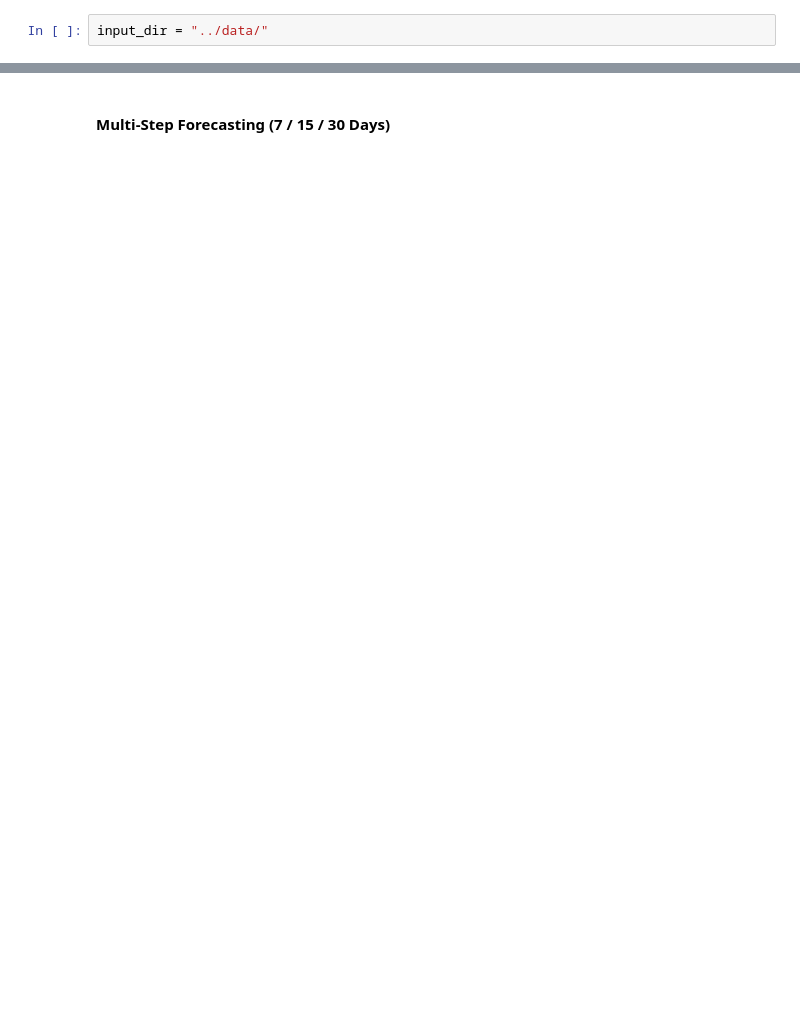
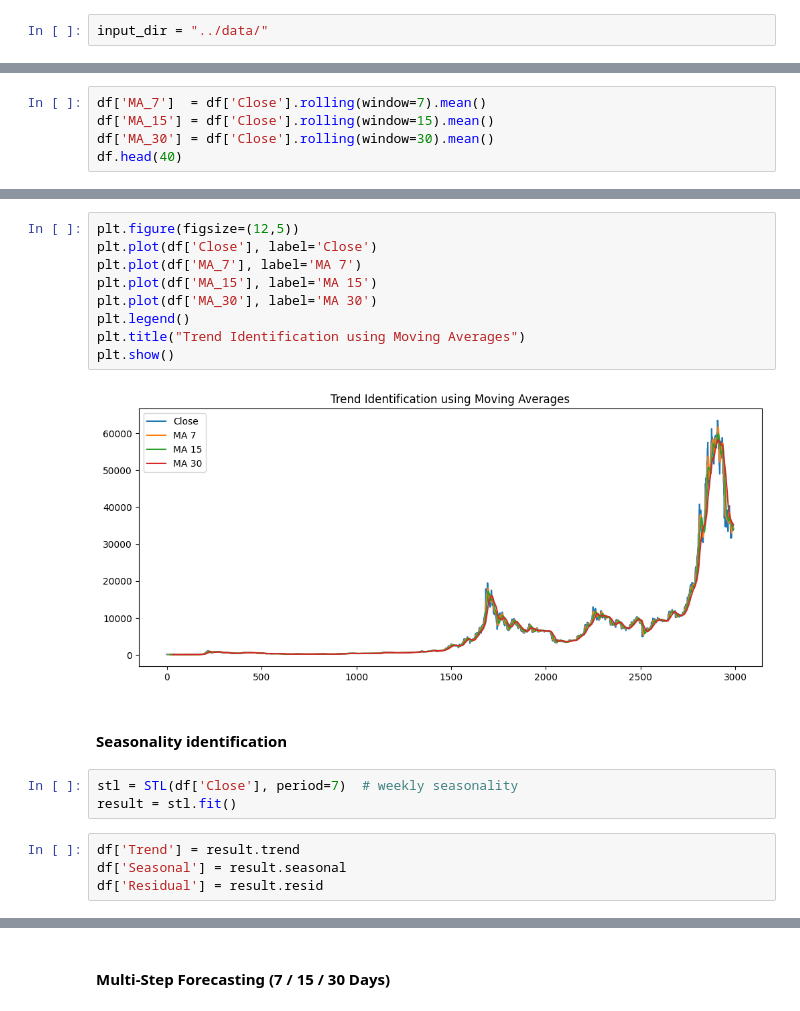
Before and after one commit to naresh5422/crypto-forecasting-project, a Jupyter notebook: notebooks/cryptocurrency_price_forecasting.ipynb, the cells around one changed output, grey strips where cells are left out. Cells and saved outputs as stored; diff of their text form; blank space fills up the shorter version.

```diff
--- a/notebooks/cryptocurrency_price_forecasting.ipynb
+++ b/notebooks/cryptocurrency_price_forecasting.ipynb
@@ -406,0 +140,5 @@ results_df
+# %%
+df['MA_7']  = df['Close'].rolling(window=7).mean()
+df['MA_15'] = df['Close'].rolling(window=15).mean()
+df['MA_30'] = df['Close'].rolling(window=30).mean()
+df.head(40)
@@ -406,0 +163,20 @@ results_df
+# %%
+plt.figure(figsize=(12,5))
+plt.plot(df['Close'], label='Close')
+plt.plot(df['MA_7'], label='MA 7')
+plt.plot(df['MA_15'], label='MA 15')
+plt.plot(df['MA_30'], label='MA 30')
+plt.legend()
+plt.title("Trend Identification using Moving Averages")
+plt.show()
+# %% [output]
+[figure, added]
+# %% [markdown]
+#### Seasonality identification
+# %%
+stl = STL(df['Close'], period=7)  # weekly seasonality
+result = stl.fit()
+# %%
+df['Trend'] = result.trend
+df['Seasonal'] = result.seasonal
+df['Residual'] = result.resid
```
Also changed, not shown: parts of 201 cells of this notebook, 12 other files.
